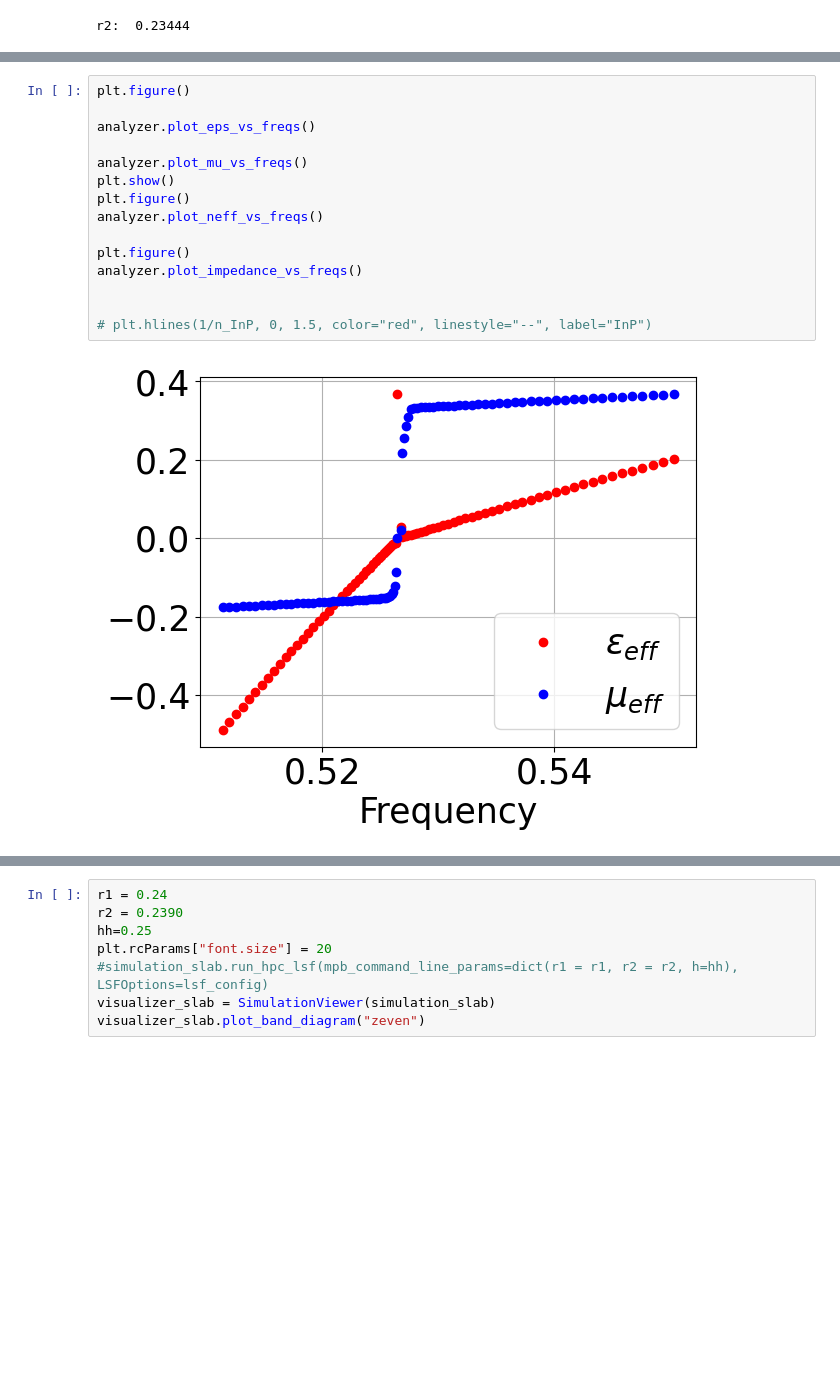
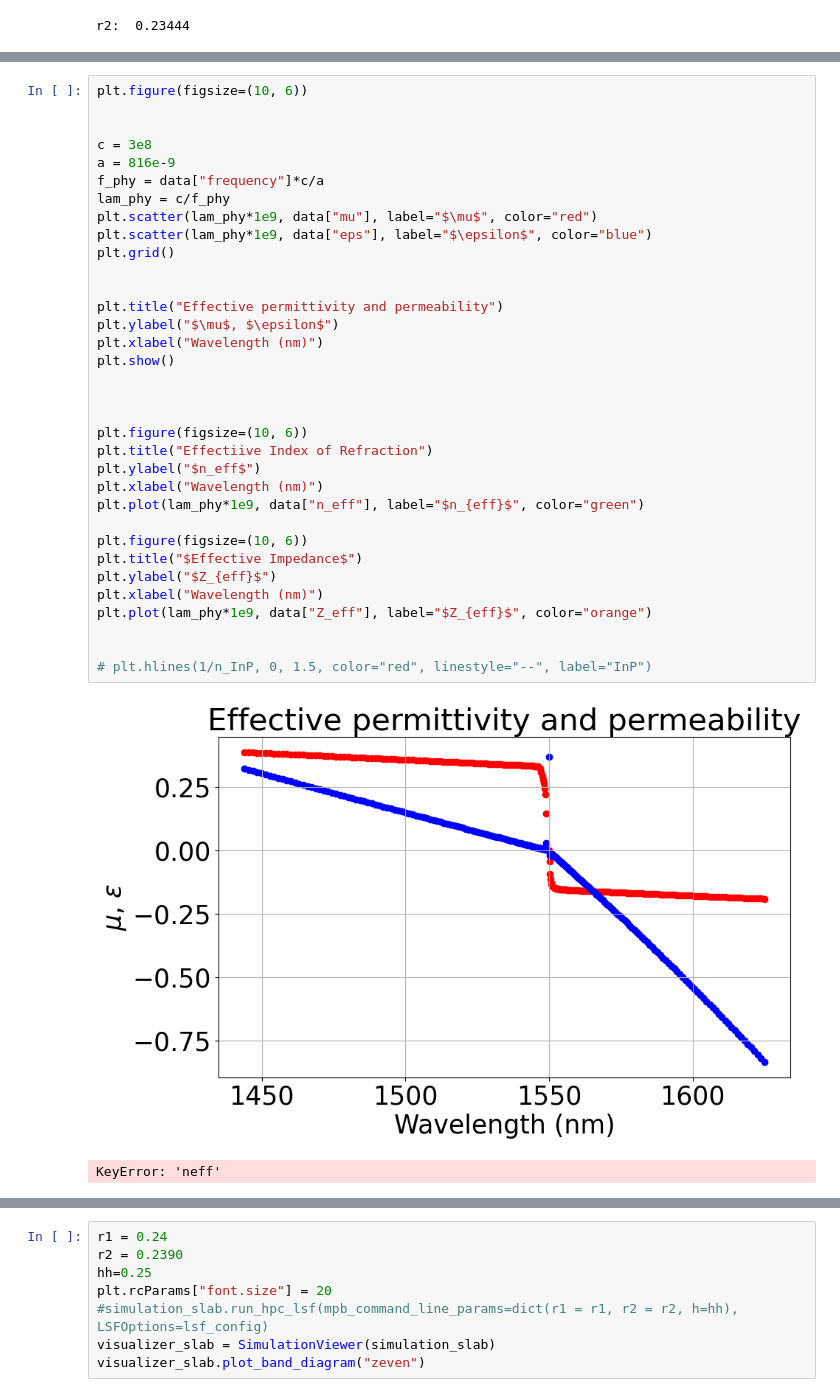
Before and after one commit to enricovallar/phc_nzi, a Jupyter notebook: notebooks/finals/effective_parameters.ipynb, the cells around one changed output, grey strips where cells are left out. Drawn from its saved outputs; the diff is of its cells as text; blank space fills up the shorter version.

Commit message:
effective params

```diff
--- a/notebooks/finals/effective_parameters.ipynb
+++ b/notebooks/finals/effective_parameters.ipynb
@@ -159,17 +178,37 @@ K-Index: 42, Band: 6, Eps: 0.20225951245605545, Mu: 0.3673653681996639, Impedanc
 # %%
-plt.figure()
+plt.figure(figsize=(10, 6))
 
-analyzer.plot_eps_vs_freqs()
 
-analyzer.plot_mu_vs_freqs()
+c = 3e8
+a = 816e-9
+f_phy = data["frequency"]*c/a
+lam_phy = c/f_phy
+plt.scatter(lam_phy*1e9, data["mu"], label="$\mu$", color="red")
+plt.scatter(lam_phy*1e9, data["eps"], label="$\epsilon$", color="blue")
+plt.grid()
+
+
+plt.title("Effective permittivity and permeability")
+plt.ylabel("$\mu$, $\epsilon$")
+plt.xlabel("Wavelength (nm)")
 plt.show()
-plt.figure()
-analyzer.plot_neff_vs_freqs()
 
-plt.figure()
-analyzer.plot_impedance_vs_freqs()
+
+
+plt.figure(figsize=(10, 6))
+plt.title("Effectiive Index of Refraction")
+plt.ylabel("$n_eff$")
+plt.xlabel("Wavelength (nm)")
+plt.plot(lam_phy*1e9, data["n_eff"], label="$n_{eff}$", color="green")
+
+plt.figure(figsize=(10, 6))
+plt.title("$Effective Impedance$")
+plt.ylabel("$Z_{eff}$")
+plt.xlabel("Wavelength (nm)")
+plt.plot(lam_phy*1e9, data["Z_eff"], label="$Z_{eff}$", color="orange")
 
 
 # plt.hlines(1/n_InP, 0, 1.5, color="red", linestyle="--", label="InP")
 # %% [output]
-[figure, old version]
+[figure, new version]
+KeyError: 'neff'
```
Also changed, not shown: parts of 3 cells of this notebook, 7 other files.
